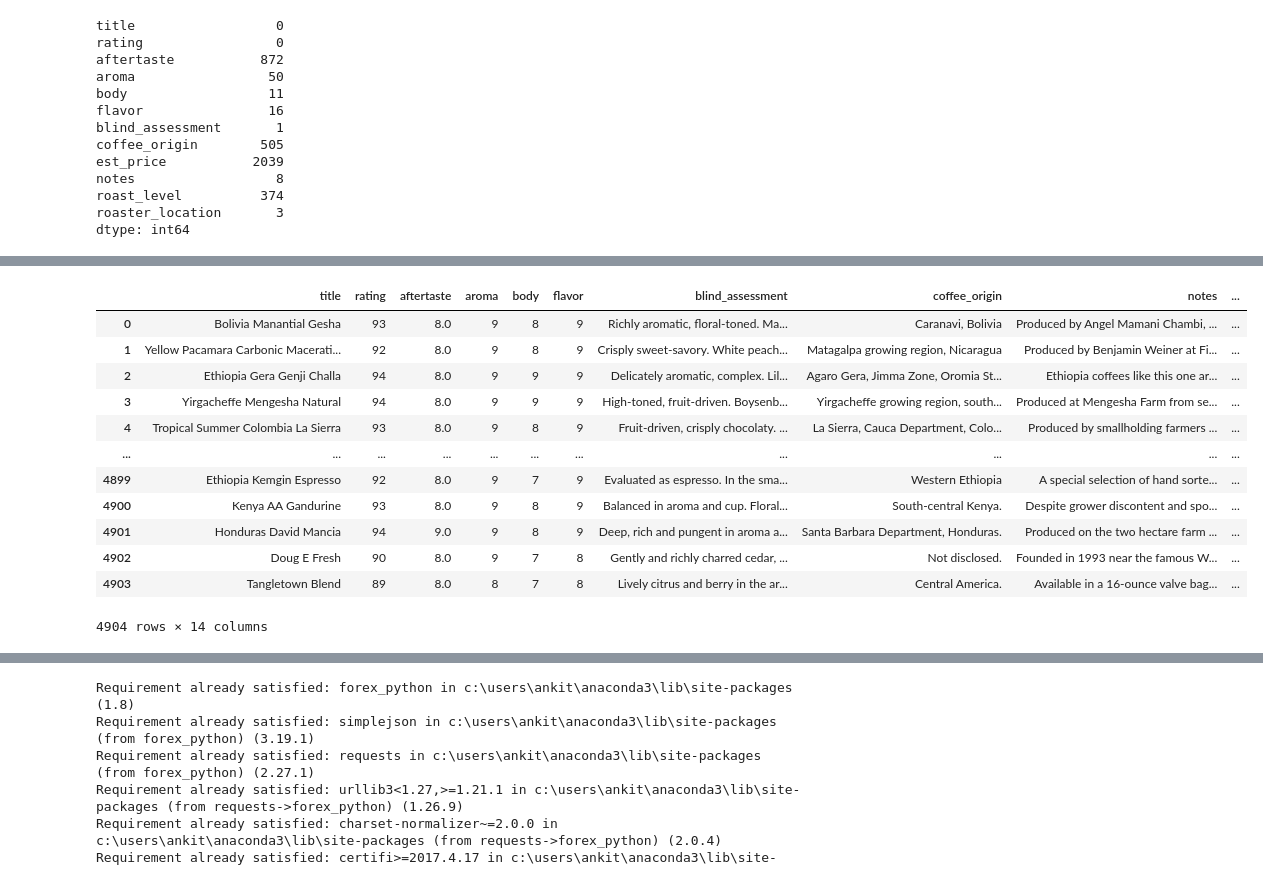
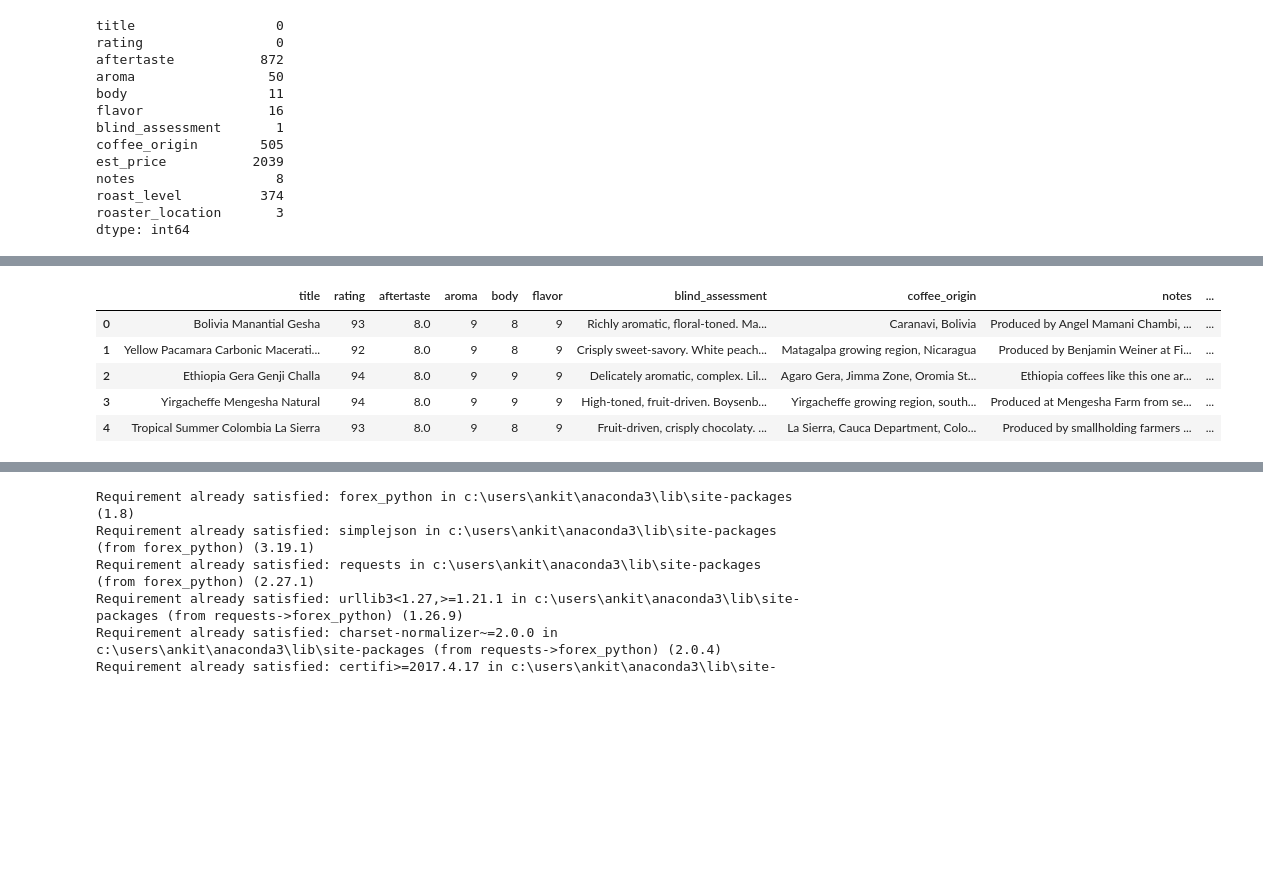
Before and after one commit to Marissag21/coffee_venture, a Jupyter notebook: ankita_coffee_data.ipynb, the cells around one changed output, grey strips where cells are left out. Saved outputs shown, nothing was run; the diff lists cells and outputs as text; code cells hidden in the pictures; blank space fills up the shorter version.

```diff
--- a/ankita_coffee_data.ipynb
+++ b/ankita_coffee_data.ipynb
@@ -91,19 +82,14 @@ coffee2_df.reset_index()
 # %%
+#split roaster location and est price to new columns
 coffee2_df[['city', 'state']] = coffee2_df['roaster_location'].str.split(',', n=1, expand=True)
 coffee2_df[['price(usd)', 'weight']] = coffee2_df['est_price'].str.split('/', n=1, expand=True)
 coffee3_df = coffee2_df.drop(columns=['roaster_location', 'est_price'])
-coffee3_df.reset_index()
+
+coffee3_df.reset_index().head()
 # %% [output]
 |  | title | rating | aftertaste | aroma | body | flavor | blind_assessment | coffee_origin | notes | ... |
 | 0 | Bolivia Manantial Gesha | 93 | 8.0 | 9 | 8 | 9 | Richly aromatic, floral-toned. Ma... | Caranavi, Bolivia | Produced by Angel Mamani Chambi, ... | ... |
 | 1 | Yellow Pacamara Carbonic Macerati... | 92 | 8.0 | 9 | 8 | 9 | Crisply sweet-savory. White peach... | Matagalpa growing region, Nicaragua | Produced by Benjamin Weiner at Fi... | ... |
 | 2 | Ethiopia Gera Genji Challa | 94 | 8.0 | 9 | 9 | 9 | Delicately aromatic, complex. Lil... | Agaro Gera, Jimma Zone, Oromia St... | Ethiopia coffees like this one ar... | ... |
 | 3 | Yirgacheffe Mengesha Natural | 94 | 8.0 | 9 | 9 | 9 | High-toned, fruit-driven. Boysenb... | Yirgacheffe growing region, south... | Produced at Mengesha Farm from se... | ... |
 | 4 | Tropical Summer Colombia La Sierra | 93 | 8.0 | 9 | 8 | 9 | Fruit-driven, crisply chocolaty. ... | La Sierra, Cauca Department, Colo... | Produced by smallholding farmers ... | ... |
-| ... | ... | ... | ... | ... | ... | ... | ... | ... | ... | ... |
-| 4899 | Ethiopia Kemgin Espresso | 92 | 8.0 | 9 | 7 | 9 | Evaluated as espresso. In the sma... | Western Ethiopia | A special selection of hand sorte... | ... |
-| 4900 | Kenya AA Gandurine | 93 | 8.0 | 9 | 8 | 9 | Balanced in aroma and cup. Floral... | South-central Kenya. | Despite grower discontent and spo... | ... |
-| 4901 | Honduras David Mancia | 94 | 9.0 | 9 | 8 | 9 | Deep, rich and pungent in aroma a... | Santa Barbara Department, Honduras. | Produced on the two hectare farm ... | ... |
-| 4902 | Doug E Fresh | 90 | 8.0 | 9 | 7 | 8 | Gently and richly charred cedar, ... | Not disclosed. | Founded in 1993 near the famous W... | ... |
-| 4903 | Tangletown Blend | 89 | 8.0 | 8 | 7 | 8 | Lively citrus and berry in the ar... | Central America. | Available in a 16-ounce valve bag... | ... |
-4904 rows × 14 columns
```
Also changed, not shown: parts of 10 cells of this notebook, 1 other file.
